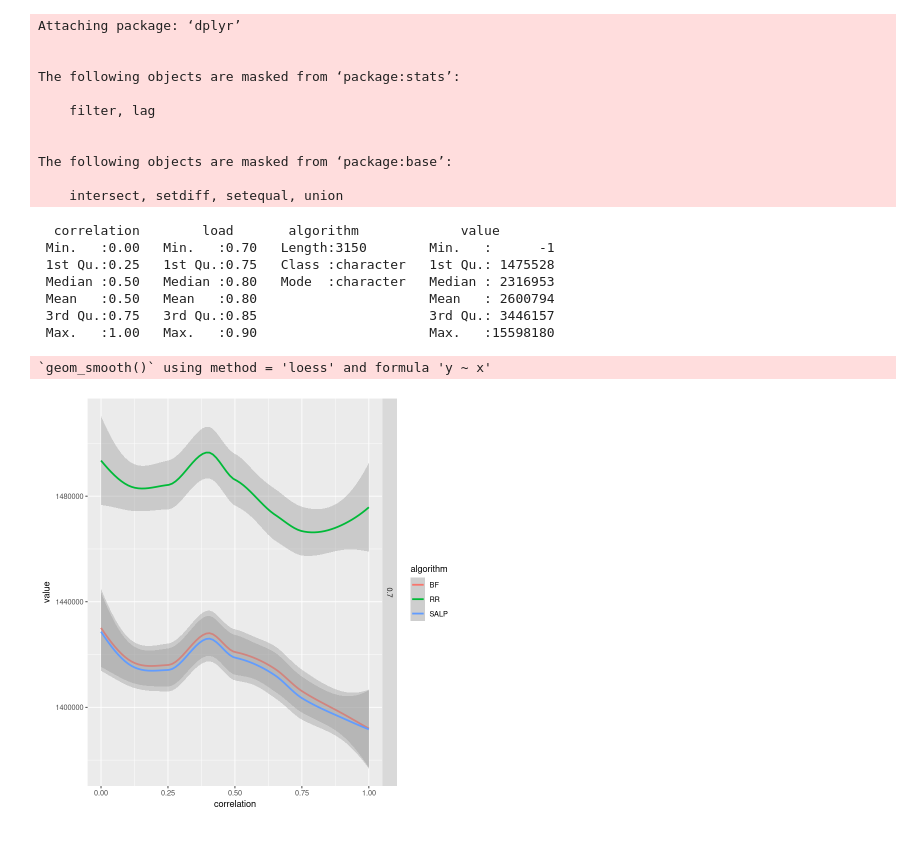
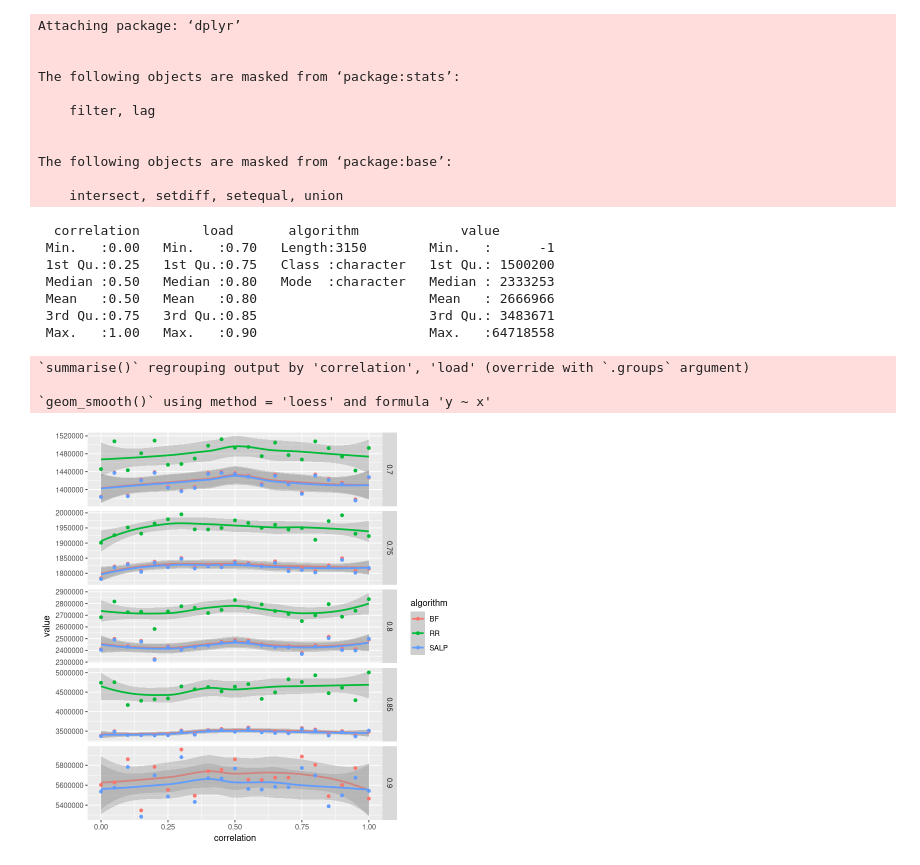
Before and after one commit to szkudlarekdamian/kosharda, a Jupyter notebook: plots.ipynb, the cells around one changed output. Drawn from its saved outputs; the diff is of its cells as text; code cells hidden in the pictures.

Commit message:
proper version with sample result

```diff
--- a/plots.ipynb
+++ b/plots.ipynb
@@ -14,22 +14,28 @@ The following objects are masked from ‘package:base’:
 
     intersect, setdiff, setequal, union
 # %%
-df <- read.csv("results/N100-F1000-S100-R10-result-v1.csv")
+df <- read.csv("results/N100-F1000-S100-R10-result-v2.csv")
 summary(df)
 # %% [output]
   correlation        load       algorithm             value
  Min.   :0.00   Min.   :0.70   Length:3150        Min.   :      -1
- 1st Qu.:0.25   1st Qu.:0.75   Class :character   1st Qu.: 1475528
- Median :0.50   Median :0.80   Mode  :character   Median : 2316953
- Mean   :0.50   Mean   :0.80                      Mean   : 2600794
- 3rd Qu.:0.75   3rd Qu.:0.85                      3rd Qu.: 3446157
- Max.   :1.00   Max.   :0.90                      Max.   :15598180
+ 1st Qu.:0.25   1st Qu.:0.75   Class :character   1st Qu.: 1500200
+ Median :0.50   Median :0.80   Mode  :character   Median : 2333253
+ Mean   :0.50   Mean   :0.80                      Mean   : 2666966
+ 3rd Qu.:0.75   3rd Qu.:0.85                      3rd Qu.: 3483671
+ Max.   :1.00   Max.   :0.90                      Max.   :64718558
 # %%
 plt <- ggplot(
-    df %>% filter(value != -1 & load==0.7),
+    df %>% filter(value != -1) %>% group_by(correlation, load, algorithm) %>% summarise(value=median(value)),
     aes(x=correlation, y=value, color=algorithm)
-) + geom_smooth() + facet_grid(load ~ ., scales="free")
+) +
+geom_smooth() +
+geom_point() +
+facet_grid(load ~ ., scales="free")
+
 plt
 # %% [output]
+`summarise()` regrouping output by 'correlation', 'load' (override with `.groups` argument)
+
 `geom_smooth()` using method = 'loess' and formula 'y ~ x'
-[figure, old version]
+[figure, new version]
```
Also changed, not shown: 2 other files.
